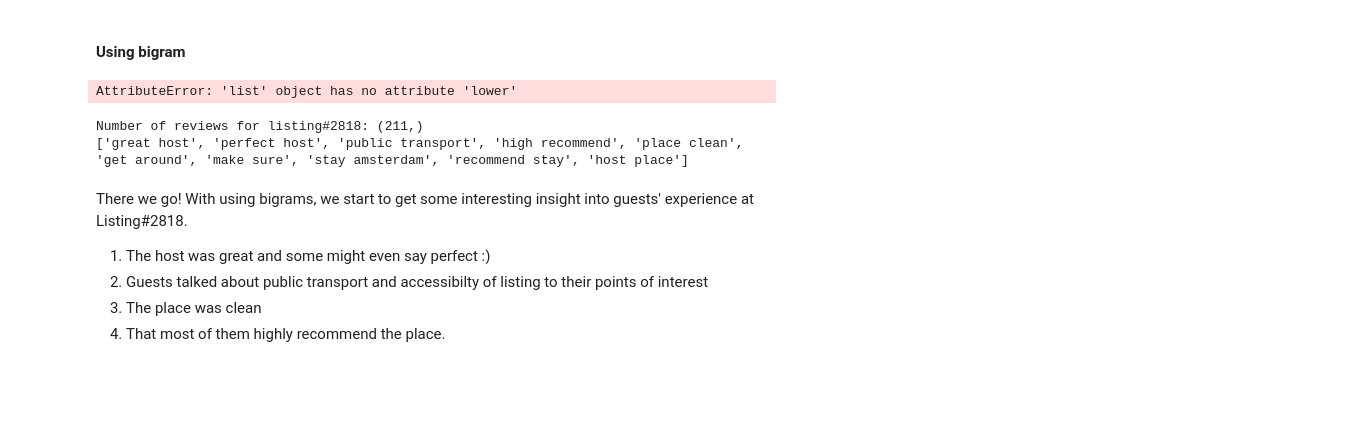
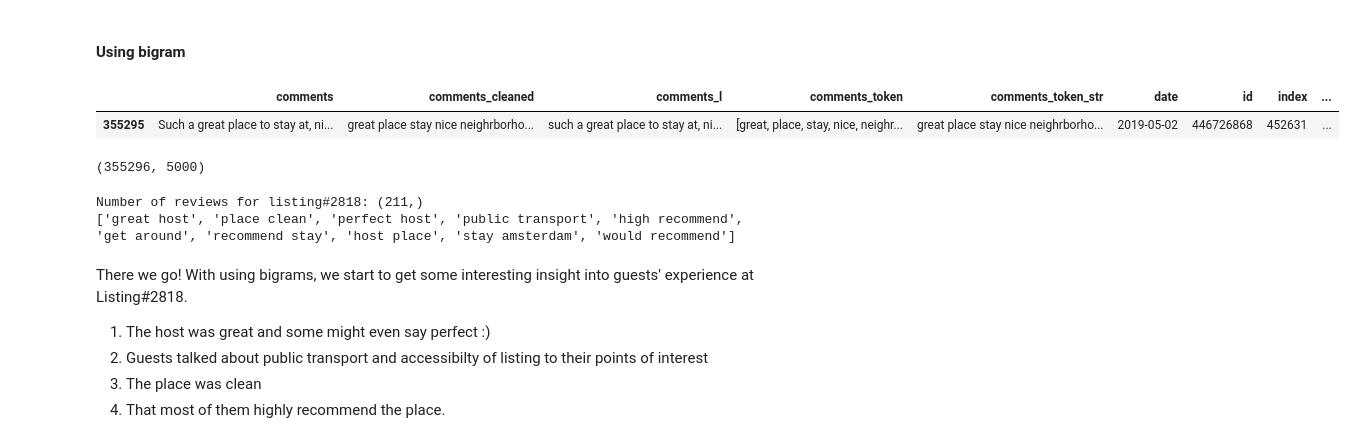
Before and after one commit to fifionachow/airbnb-reviews-analysis, a Jupyter notebook: Data Cleaning, Feature Engineering, TfIdf.ipynb, the cells around one changed output. Saved outputs shown, nothing was run; the diff lists cells and outputs as text; code cells hidden in the pictures; blank space fills up the shorter version.

```diff
--- a/Data Cleaning, Feature Engineering, TfIdf.ipynb
+++ b/Data Cleaning, Feature Engineering, TfIdf.ipynb
@@ -267,6 +267,12 @@ The only 3 points I can understand from the top 10 tokens are:
 3. Most guests think that his room is clean (Finally a relevant piece of information!)
 # %% [markdown]
 #### Using bigram
+# %%
+eng_reviews_v2_df = pd.read_json("preprocessed_english_reviews_in_setences.json")
+eng_reviews_v2_df.tail(1)
+# %% [output]
+|  | comments | comments_cleaned | comments_l | comments_token | comments_token_str | date | id | index | ... |
+| 355295 | Such a great place to stay at, ni... | great place stay nice neighrborho... | such a great place to stay at, ni... | [great, place, stay, nice, neighr... | great place stay nice neighrborho... | 2019-05-02 | 446726868 | 452631 | ... |
 # %%
 count_vectorizer = TfidfVectorizer(
                         strip_accents='unicode',
@@ -275,11 +281,11 @@ count_vectorizer = TfidfVectorizer(
                         ngram_range=(2, 2),
                         min_df=10,
                         use_idf=True, smooth_idf=True,
-                        max_features = 1000)
+                        max_features = 5000)
 
-bag_of_words = count_vectorizer.fit_transform(eng_reviews_v2_df['comments_token'])
+bag_of_words = count_vectorizer.fit_transform(eng_reviews_v2_df['comments_token_str'])
 print(bag_of_words.shape)
 # %% [output]
-AttributeError: 'list' object has no attribute 'lower'
+(355296, 5000)
 # %%
 import pickle
@@ -287,15 +293,15 @@ with open('ams_tfidf_vectorizer.pkl', 'wb') as pklfile:
     pickle.dump(count_vectorizer, file=pklfile)
 # %%
 for listing_id, gdf in grouped_eng_reviews:
-    print("Number of reviews for listing#{}: {}".format(listing_id, gdf['comments_token'].shape))
-    listing_words = count_vectorizer.transform(gdf['comments_token'])
+    print("Number of reviews for listing#{}: {}".format(listing_id, gdf['comments_token_str'].shape))
+    listing_words = count_vectorizer.transform(gdf['comments_token_str'])
     feature_names = count_vectorizer.get_feature_names()
     top_tokens = print_top_tokens(feature_names, listing_words)
     print([token[0] for token in top_tokens])
     break
 # %% [output]
 Number of reviews for listing#2818: (211,)
-['great host', 'perfect host', 'public transport', 'high recommend', 'place clean', 'get around', 'make sure', 'stay amsterdam', 'recommend stay', 'host place']
+['great host', 'place clean', 'perfect host', 'public transport', 'high recommend', 'get around', 'recommend stay', 'host place', 'stay amsterdam', 'would recommend']
 # %% [markdown]
 There we go! With using bigrams, we start to get some interesting insight into guests' experience at Listing#2818.
 1. The host was great and some might even say perfect :)
```
Also changed, not shown: parts of 3 cells of this notebook.
